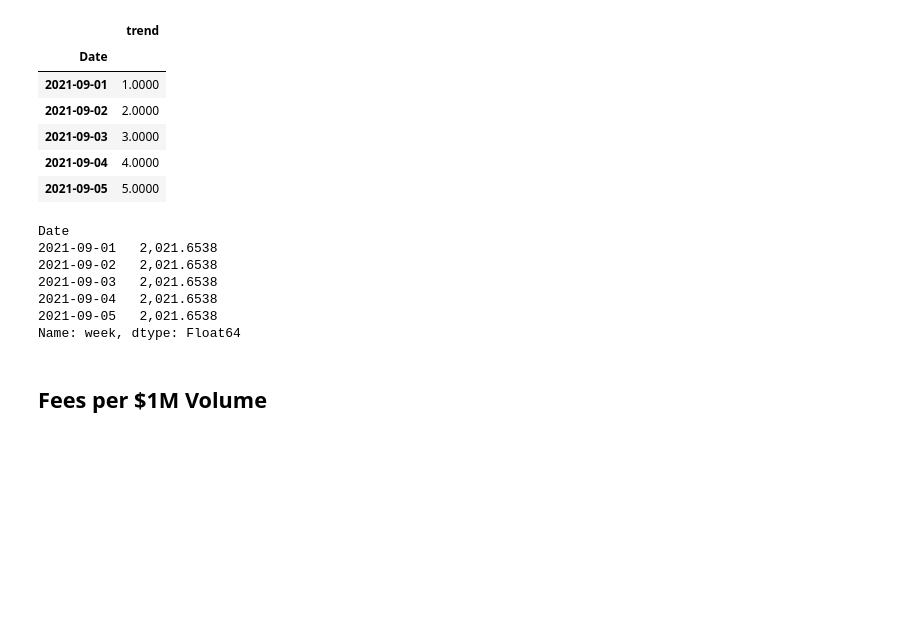
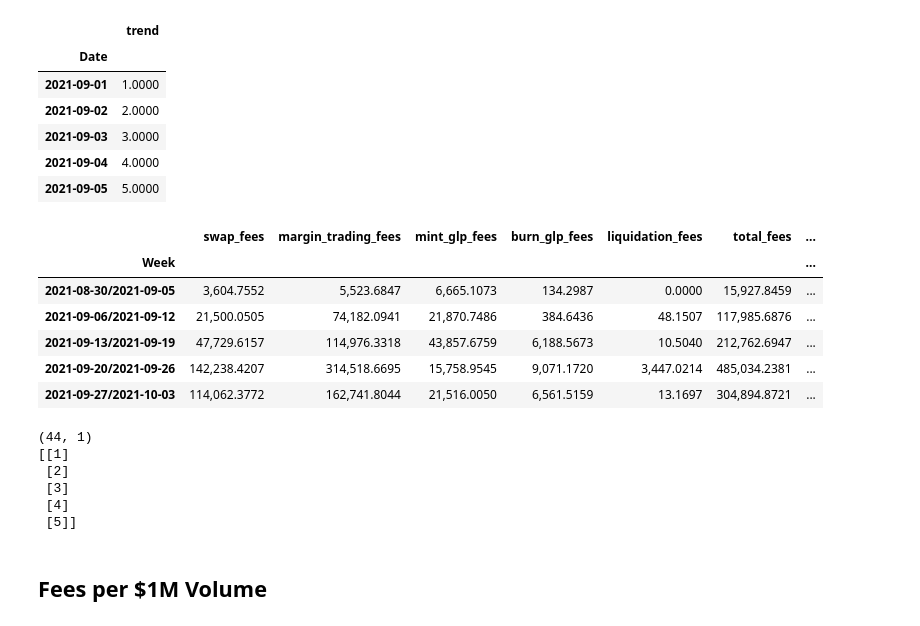
Before and after one commit to coindataschool/GMX, a Jupyter notebook: notebook/Arbitrum/fees_volume_growth.ipynb, the cells around one changed output. Cells and saved outputs as stored; diff of their text form; code cells hidden in the pictures; blank space fills up the shorter version.

```diff
--- a/notebook/Arbitrum/fees_volume_growth.ipynb
+++ b/notebook/Arbitrum/fees_volume_growth.ipynb
@@ -115,28 +126,32 @@ X_daily.head()
 | 2021-09-03 | 3.0000 |
 | 2021-09-04 | 4.0000 |
 | 2021-09-05 | 5.0000 |
-# %%
-# we have two years data so we can't simply use week numbers (1 to 52), instead, we'll create a year-week index
-year_week_day = df_daily.index.isocalendar()
-year_week_idx = year_week_day.year + (year_week_day.week - 1) / 52
-year_week_idx.name = 'week'
-year_week_idx.head()
-# %% [output]
-Date
-2021-09-01   2,021.6538
-2021-09-02   2,021.6538
-2021-09-03   2,021.6538
-2021-09-04   2,021.6538
-2021-09-05   2,021.6538
-Name: week, dtype: Float64
+# %%
+# roll up to weekly level
+df_weekly = df_daily.groupby(df_daily.index.to_period('W')).sum()
+df_weekly.index.name = 'Week'
+df_weekly.head()
+# %% [output]
+|  | swap_fees | margin_trading_fees | mint_glp_fees | burn_glp_fees | liquidation_fees | total_fees | ... |
+| Week |  |  |  |  |  |  | ... |
+| 2021-08-30/2021-09-05 | 3,604.7552 | 5,523.6847 | 6,665.1073 | 134.2987 | 0.0000 | 15,927.8459 | ... |
+| 2021-09-06/2021-09-12 | 21,500.0505 | 74,182.0941 | 21,870.7486 | 384.6436 | 48.1507 | 117,985.6876 | ... |
+| 2021-09-13/2021-09-19 | 47,729.6157 | 114,976.3318 | 43,857.6759 | 6,188.5673 | 10.5040 | 212,762.6947 | ... |
+| 2021-09-20/2021-09-26 | 142,238.4207 | 314,518.6695 | 15,758.9545 | 9,071.1720 | 3,447.0214 | 485,034.2381 | ... |
+| 2021-09-27/2021-10-03 | 114,062.3772 | 162,741.8044 | 21,516.0050 | 6,561.5159 | 13.1697 | 304,894.8721 | ... |
 # %%
-# roll up to weekly level
-df_weekly = df_daily.groupby(year_week_idx).sum()
-
-# make linear trend features for weekly level
-X_weekly = df_weekly.index.values.reshape(-1,1)
-# rescale to 1 to nweeks so that the slope of the fitted line measures the unit change per week
-X_weekly = (np.array(range(len(X_weekly))) + 1).reshape(-1,1)
+# make linear trend features for weekly level using 1, ..., nweeks
+# this will make the slope of the fitted line measure unit change per week
+X_weekly = (np.array(range(len(df_weekly.index))) + 1).reshape(-1,1)
+print(X_weekly.shape)
+print(X_weekly[:5, :])
+# %% [output]
+(44, 1)
+[[1]
+ [2]
+ [3]
+ [4]
+ [5]]
 # %% [markdown]
 ## Fees per $1M Volume
 # %%
```
Also changed, not shown: parts of 14 cells of this notebook, 25 other files.
